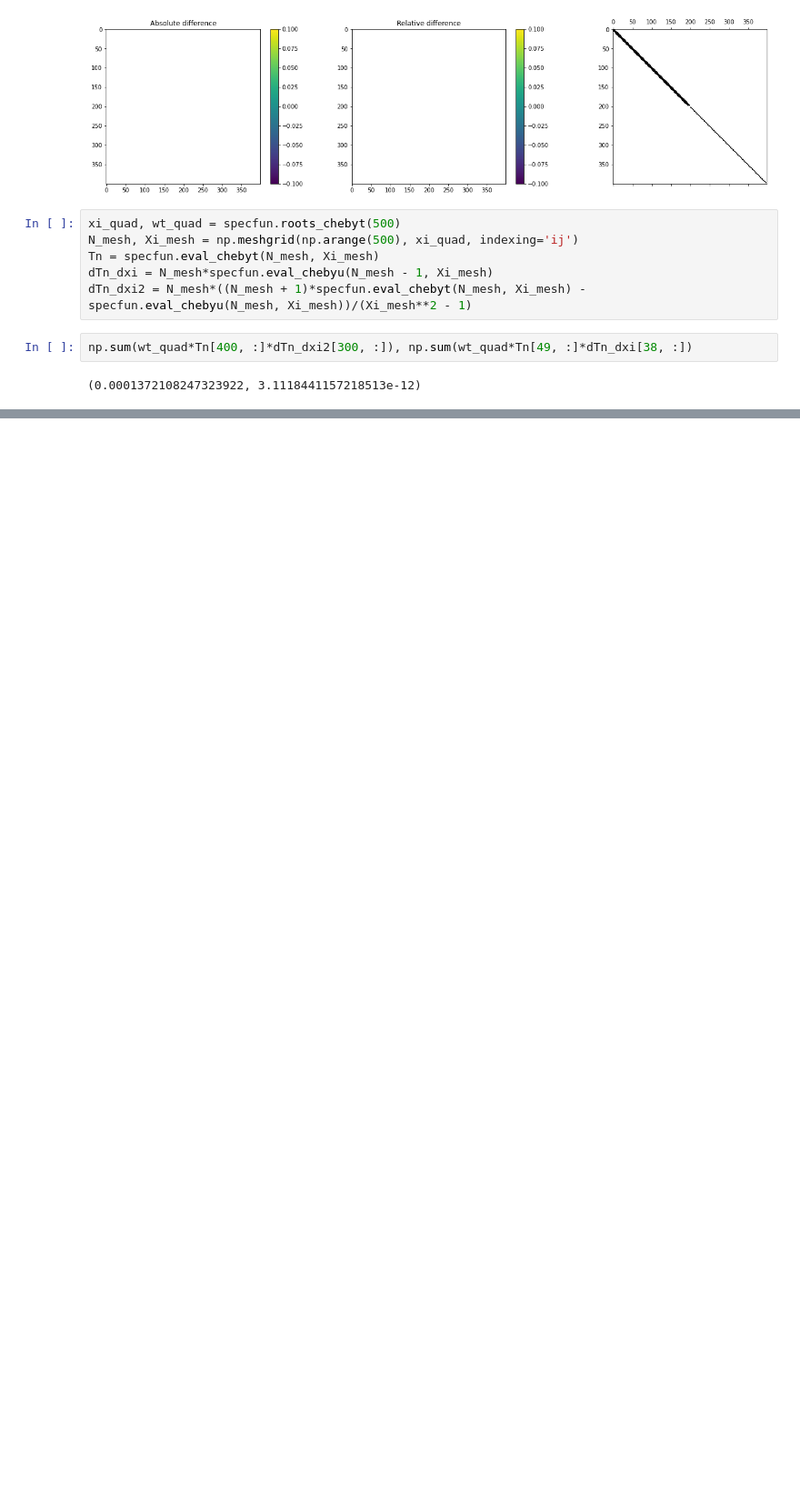
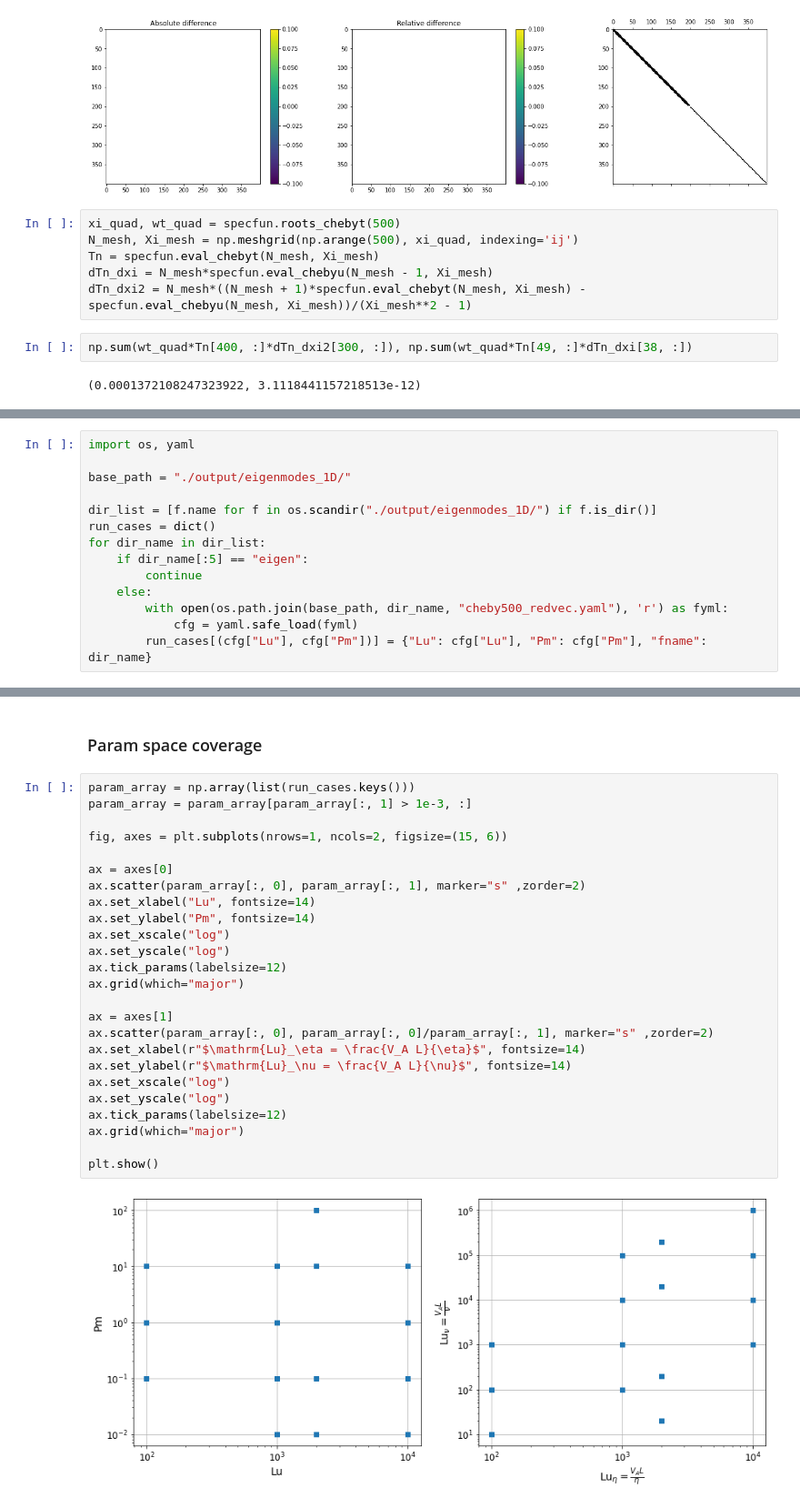
Before and after one commit to GentleMin/PyCrete, a Jupyter notebook: eigenmodes.ipynb, the cells around one changed output, grey strips where cells are left out. Shown at 91% size. Saved outputs shown, nothing was run; the diff lists cells and outputs as text; blank space fills up the shorter version.

```diff
--- a/eigenmodes.ipynb
+++ b/eigenmodes.ipynb
@@ -677,0 +671,14 @@ np.sum(wt_quad*Tn[400, :]*dTn_dxi2[300, :]), np.sum(wt_quad*Tn[49, :]*dTn_dxi[38
+# %%
+import os, yaml
+
+base_path = "./output/eigenmodes_1D/"
+
+dir_list = [f.name for f in os.scandir("./output/eigenmodes_1D/") if f.is_dir()]
+run_cases = dict()
+for dir_name in dir_list:
+    if dir_name[:5] == "eigen":
+        continue
+    else:
+        with open(os.path.join(base_path, dir_name, "cheby500_redvec.yaml"), 'r') as fyml:
+            cfg = yaml.safe_load(fyml)
+        run_cases[(cfg["Lu"], cfg["Pm"])] = {"Lu": cfg["Lu"], "Pm": cfg["Pm"], "fname": dir_name}
@@ -677,0 +719,29 @@ np.sum(wt_quad*Tn[400, :]*dTn_dxi2[300, :]), np.sum(wt_quad*Tn[49, :]*dTn_dxi[38
+# %% [markdown]
+### Param space coverage
+# %%
+param_array = np.array(list(run_cases.keys()))
+param_array = param_array[param_array[:, 1] > 1e-3, :]
+
+fig, axes = plt.subplots(nrows=1, ncols=2, figsize=(15, 6))
+
+ax = axes[0]
+ax.scatter(param_array[:, 0], param_array[:, 1], marker="s" ,zorder=2)
+ax.set_xlabel("Lu", fontsize=14)
+ax.set_ylabel("Pm", fontsize=14)
+ax.set_xscale("log")
+ax.set_yscale("log")
+ax.tick_params(labelsize=12)
+ax.grid(which="major")
+
+ax = axes[1]
+ax.scatter(param_array[:, 0], param_array[:, 0]/param_array[:, 1], marker="s" ,zorder=2)
+ax.set_xlabel(r"$\mathrm{Lu}_\eta = \frac{V_A L}{\eta}$", fontsize=14)
+ax.set_ylabel(r"$\mathrm{Lu}_\nu = \frac{V_A L}{\nu}$", fontsize=14)
+ax.set_xscale("log")
+ax.set_yscale("log")
+ax.tick_params(labelsize=12)
+ax.grid(which="major")
+
+plt.show()
+# %% [output]
+[figure, added]
```
Also changed, not shown: parts of 15 cells of this notebook, 1 other file.
